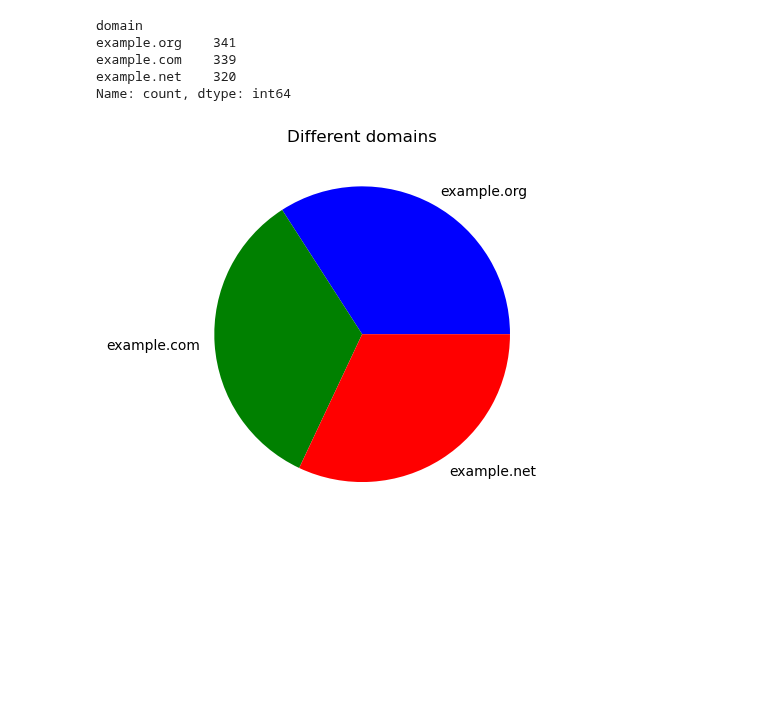
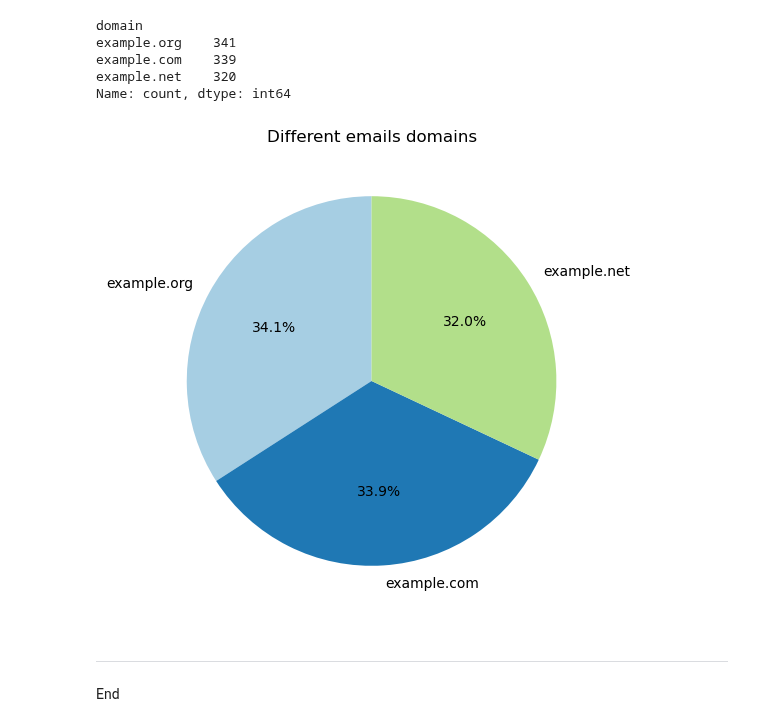
Before and after one commit to Jennyicano/PFDA, a Jupyter notebook: assignments/assignment03-pie.ipynb, the cells around one changed output. Saved outputs shown, nothing was run; the diff lists cells and outputs as text; code cells hidden in the pictures; blank space fills up the shorter version.

Commit message:
updating assignment 3 pie chart

```diff
--- a/assignments/assignment03-pie.ipynb
+++ b/assignments/assignment03-pie.ipynb
@@ -25,7 +25,7 @@ import matplotlib.pyplot as plt
 # %%
 # Load the data of 1000 people
 
-people_df = pd.read_csv("people-1000.csv")
+people_df = pd.read_csv("data/people-1000.csv")
 
 # Look at the data.
 
@@ -87,15 +87,18 @@ example.org    341
 example.com    339
 example.net    320
 Name: count, dtype: int64
-# %%
-# Create the pie chart using the information below.
-
-y = np.array([341, 339, 320])
-domains = ["example.org", "example.com", "example.net"]
-colors = ["b", "g", "r"]
-
-plt.pie(y, labels= domains, colors = colors)
-plt.title ('Different domains')
-plt.show()
-# %% [output]
-[figure, removed]
+# %%
+# Get the counts of the different domains in a new variable to be added to the pie chart.
+domain_counts = people_df["domain"].value_counts()
+
+# Plot the pie chart
+plt.figure(figsize=(6, 6))
+plt.pie(domain_counts, labels=domain_counts.index, autopct='%1.1f%%', startangle=90, colors=plt.cm.Paired.colors)
+plt.title('Different emails domains')
+plt.show()
+# %% [output]
+[figure, added]
+# %% [markdown]
+**************
+
+End
```
